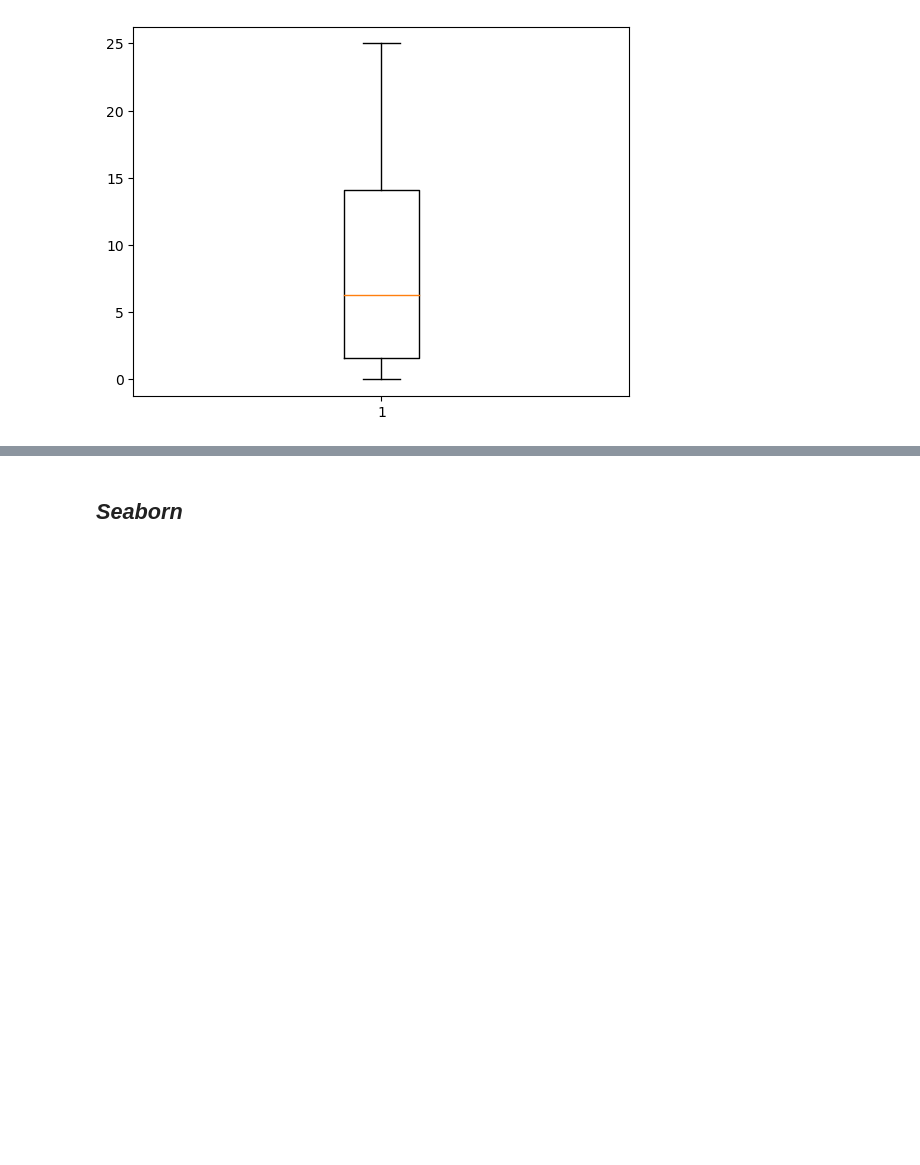
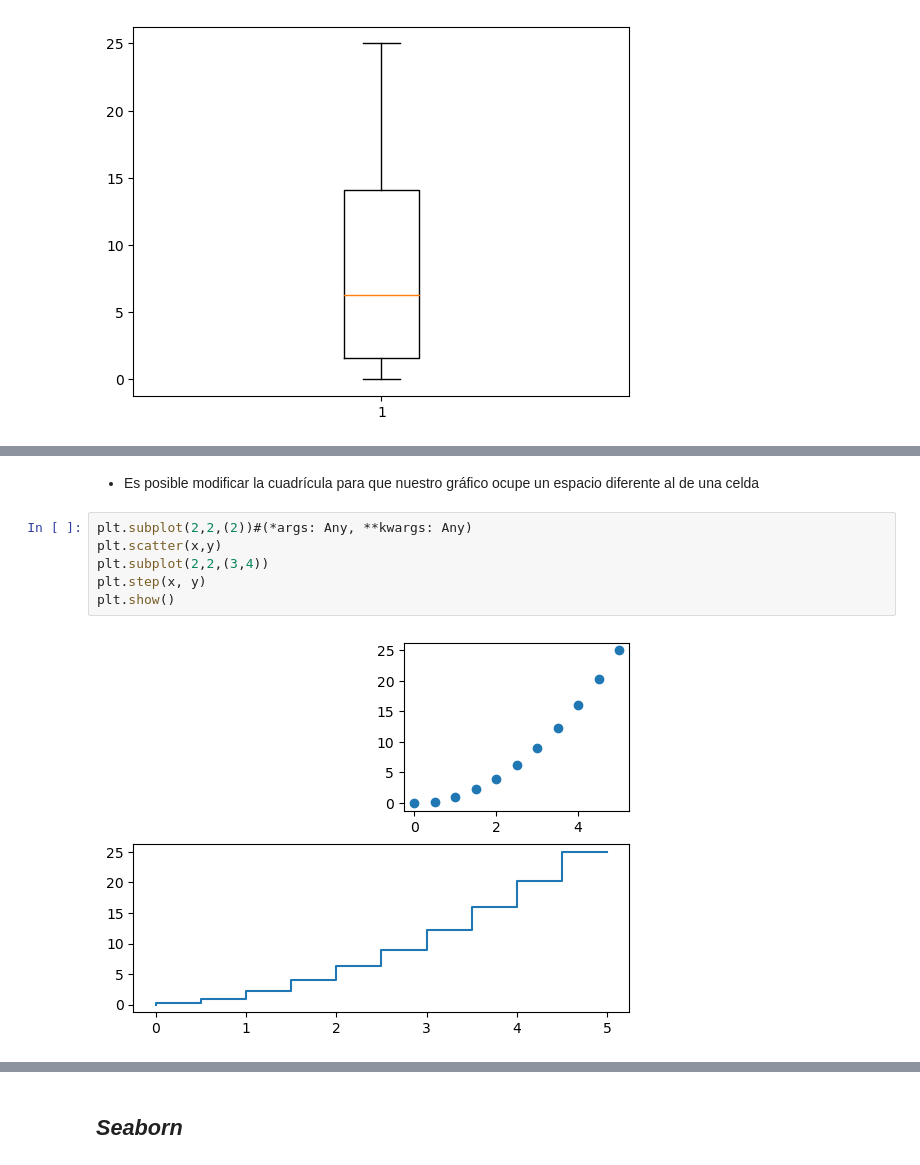
Before and after one commit to dhduartea/Curso_Visualizacion_Datos_Matplotlib_Seaborn, a Jupyter notebook: matplot_seaborn.ipynb, the cells around one changed output, grey strips where cells are left out. Drawn from its saved outputs; the diff is of its cells as text; blank space fills up the shorter version.

```diff
--- a/matplot_seaborn.ipynb
+++ b/matplot_seaborn.ipynb
@@ -68,0 +113,10 @@ plt.show()
+# %% [markdown]
+- Es posible modificar la cuadrícula para que nuestro gráfico ocupe un espacio diferente al de una celda
+# %%
+plt.subplot(2,2,(2))#(*args: Any, **kwargs: Any)
+plt.scatter(x,y)
+plt.subplot(2,2,(3,4))
+plt.step(x, y)
+plt.show()
+# %% [output]
+[figure, added]
```
Also changed, not shown: parts of 35 cells of this notebook.
